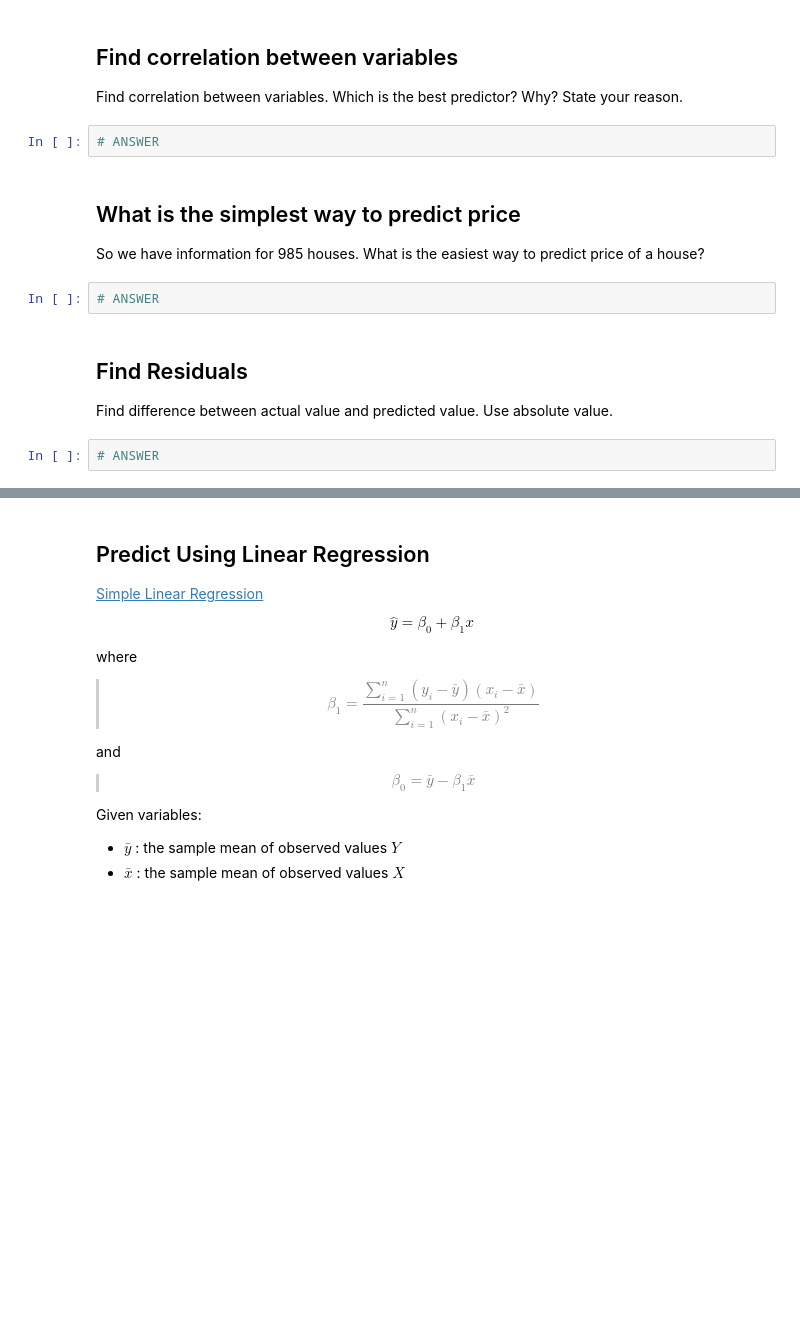
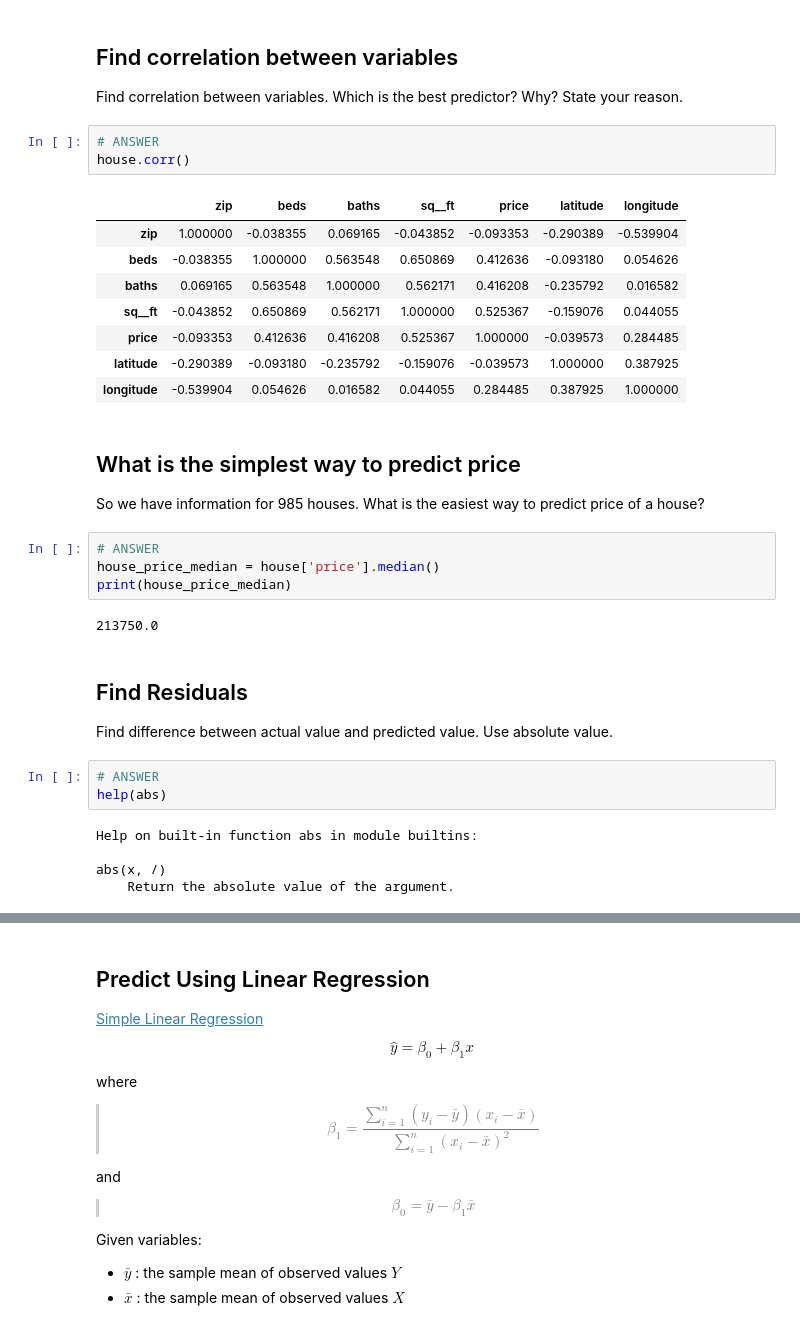
Before and after one commit to Zhouzhenjie09/IOD, a Jupyter notebook: 1_lab/mob4_lab/IOD_Lab 4.1.ipynb, the cells around one changed output, grey strips where cells are left out. Cells and saved outputs as stored; diff of their text form; blank space fills up the shorter version.

```diff
--- a/1_lab/mob4_lab/IOD_Lab 4.1.ipynb
+++ b/1_lab/mob4_lab/IOD_Lab 4.1.ipynb
@@ -283,15 +288,35 @@ We are going to predict `price` from available information.
 Find correlation between variables. Which is the best predictor? Why? State your reason.
 # %%
 # ANSWER
+house.corr()
+# %% [output]
+|  | zip | beds | baths | sq__ft | price | latitude | longitude |
+| zip | 1.000000 | -0.038355 | 0.069165 | -0.043852 | -0.093353 | -0.290389 | -0.539904 |
+| beds | -0.038355 | 1.000000 | 0.563548 | 0.650869 | 0.412636 | -0.093180 | 0.054626 |
+| baths | 0.069165 | 0.563548 | 1.000000 | 0.562171 | 0.416208 | -0.235792 | 0.016582 |
+| sq__ft | -0.043852 | 0.650869 | 0.562171 | 1.000000 | 0.525367 | -0.159076 | 0.044055 |
+| price | -0.093353 | 0.412636 | 0.416208 | 0.525367 | 1.000000 | -0.039573 | 0.284485 |
+| latitude | -0.290389 | -0.093180 | -0.235792 | -0.159076 | -0.039573 | 1.000000 | 0.387925 |
+| longitude | -0.539904 | 0.054626 | 0.016582 | 0.044055 | 0.284485 | 0.387925 | 1.000000 |
 # %% [markdown]
 ## What is the simplest way to predict price
 
 So we have information for 985 houses. What is the easiest way to predict price of a house?
-# %%
-# ANSWER
+# %%
+# ANSWER
+house_price_median = house['price'].median()
+print(house_price_median)
+# %% [output]
+213750.0
 # %% [markdown]
 ## Find Residuals
 
 Find difference between actual value and predicted value. Use absolute value.
 # %%
 # ANSWER
+help(abs)
+# %% [output]
+Help on built-in function abs in module builtins:
+
+abs(x, /)
+    Return the absolute value of the argument.
```
Also changed, not shown: parts of 26 cells of this notebook.
